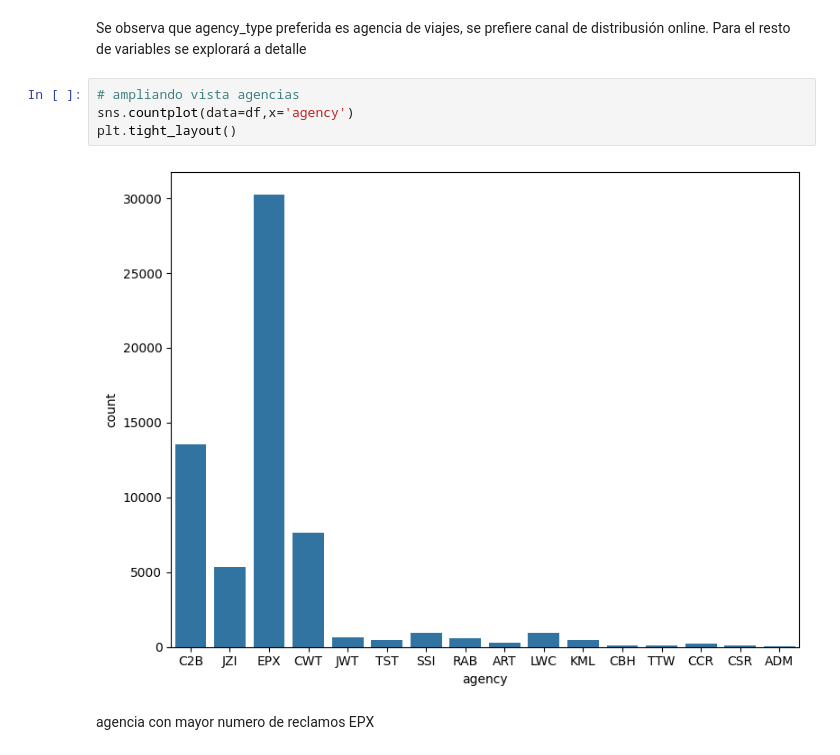
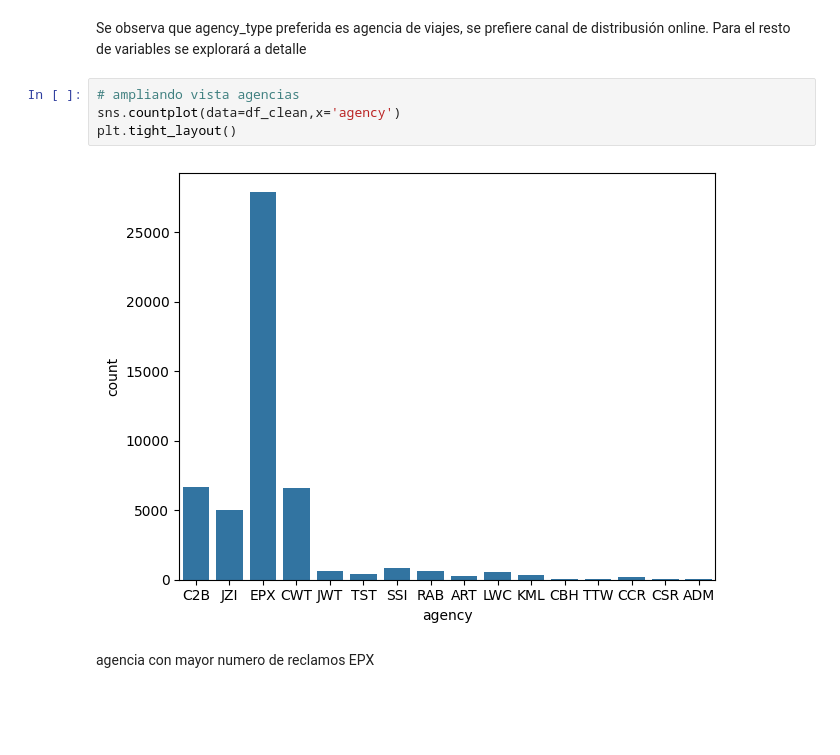
Before and after one commit to gdelgador/MineriaDatos, a Jupyter notebook: Actividad1.ipynb, the cells around one changed output. Saved outputs shown, nothing was run; the diff lists cells and outputs as text; blank space fills up the shorter version.

```diff
--- a/Actividad1.ipynb
+++ b/Actividad1.ipynb
@@ -335,10 +335,10 @@ plt.show()
 Se observa que agency_type preferida es agencia de viajes, se prefiere canal de distribusión online. Para el resto de variables se explorará a detalle
 # %%
 # ampliando vista agencias
-sns.countplot(data=df,x='agency')
+sns.countplot(data=df_clean,x='agency')
 plt.tight_layout()
 # %% [output]
-[figure, old version]
+[figure, new version]
 # %% [markdown]
 agencia con mayor numero de reclamos EPX
 # %%
```
Also changed, not shown: parts of 30 cells of this notebook, 1 other file.
